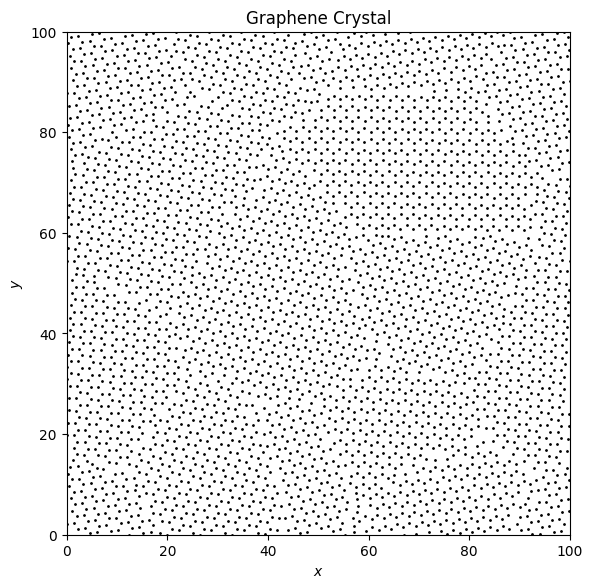
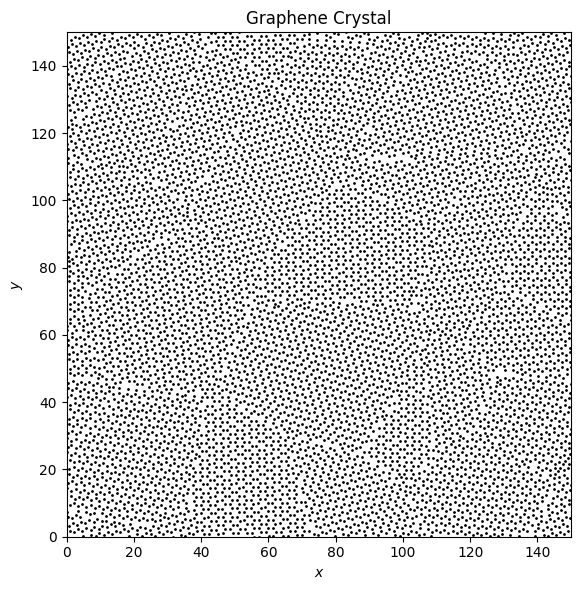
Code edit (unified diff) that turned the first committed figure into the second:
--- before
+++ after
@@ -1,6 +1,6 @@
-vor = Voronoi.PeriodicVoronoi(L=100, rho=0.001)
+vor = Voronoi.PeriodicVoronoi(L=150, rho=0.001)
 graphene = Graphene.GrapheneCrystal(vor, a=1.42)
 
-graphene.save_crystal("results/sanity_check/initial_crystal.npz")
+# graphene.save_crystal("results/test_150/initial_crystal.npz")
 
 graphene.plot_atoms()
@@ -11,4 +11,5 @@
 
 G6 = graphene.G6
-plt.plot(G6, 'o')
+r = np.linspace(0, graphene.L/2, len(G6), endpoint=False)
+plt.plot(r, G6)
 plt.show()

Commit: MD is working